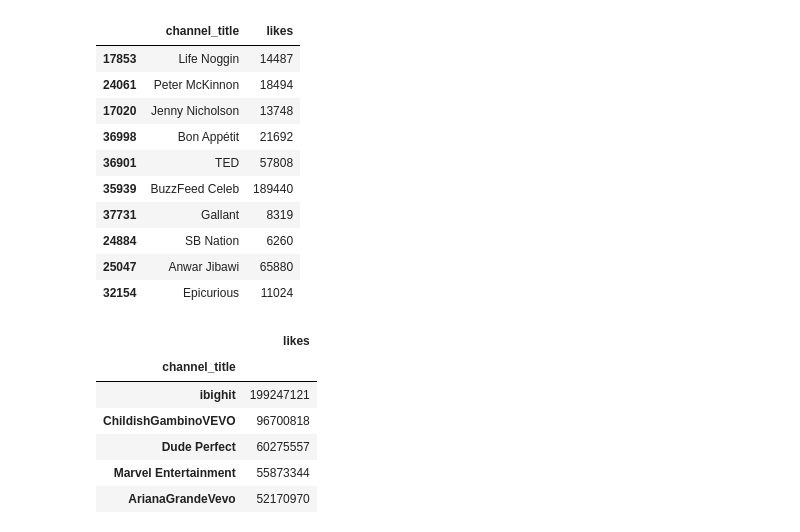
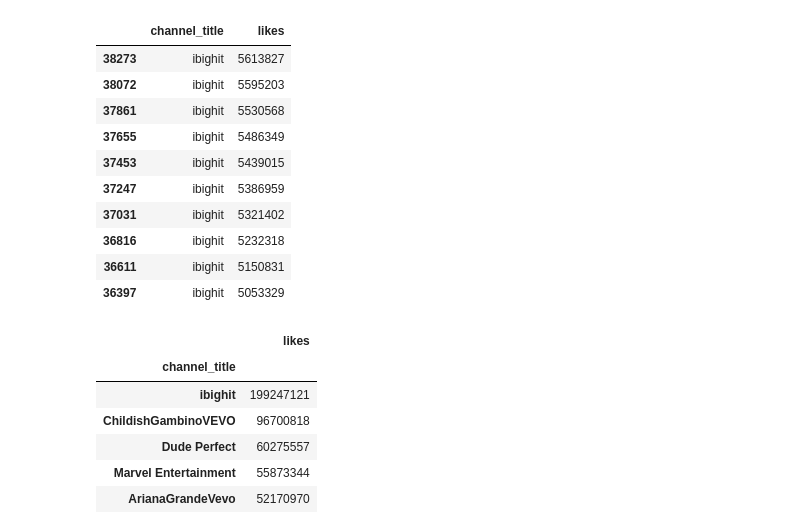
Before and after one commit to morgancoad/pandas-eda-casestudy-overview, a Jupyter notebook: notebooks/test_youtube.ipynb, the cells around one changed output. Cells and saved outputs as stored; diff of their text form; code cells hidden in the pictures.

```diff
--- a/notebooks/test_youtube.ipynb
+++ b/notebooks/test_youtube.ipynb
@@ -47,20 +47,20 @@ memory usage: 4.2+ MB
 # %%
 #Who are the top 10 YouTube Channels based off likes.
 
 sort_by_likes = us_youtube_df[['channel_title', 'likes']].sort_values('likes', ascending=False)
-sort_by_likes.sample(10)
+sort_by_likes.head(10)
 # %% [output]
 |  | channel_title | likes |
-| 17853 | Life Noggin | 14487 |
-| 24061 | Peter McKinnon | 18494 |
-| 17020 | Jenny Nicholson | 13748 |
-| 36998 | Bon Appétit | 21692 |
-| 36901 | TED | 57808 |
-| 35939 | BuzzFeed Celeb | 189440 |
-| 37731 | Gallant | 8319 |
-| 24884 | SB Nation | 6260 |
-| 25047 | Anwar Jibawi | 65880 |
-| 32154 | Epicurious | 11024 |
+| 38273 | ibighit | 5613827 |
+| 38072 | ibighit | 5595203 |
+| 37861 | ibighit | 5530568 |
+| 37655 | ibighit | 5486349 |
+| 37453 | ibighit | 5439015 |
+| 37247 | ibighit | 5386959 |
+| 37031 | ibighit | 5321402 |
+| 36816 | ibighit | 5232318 |
+| 36611 | ibighit | 5150831 |
+| 36397 | ibighit | 5053329 |
 # %%
 popular_by_likes = (
     sort_by_likes
```
Also changed, not shown: parts of 5 cells of this notebook, 2 other files.
